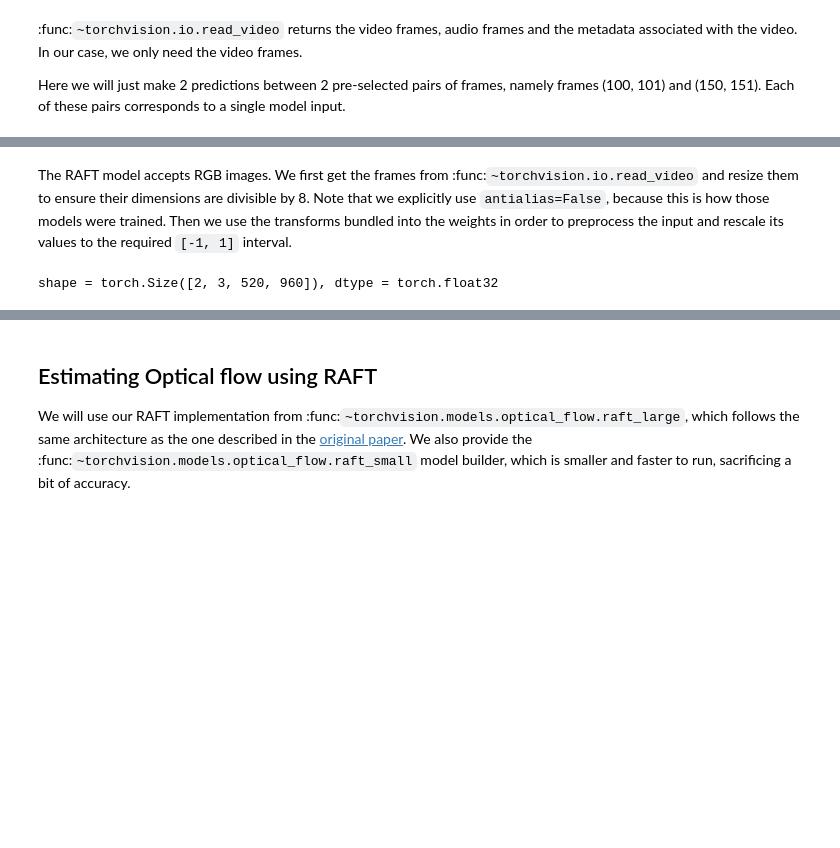
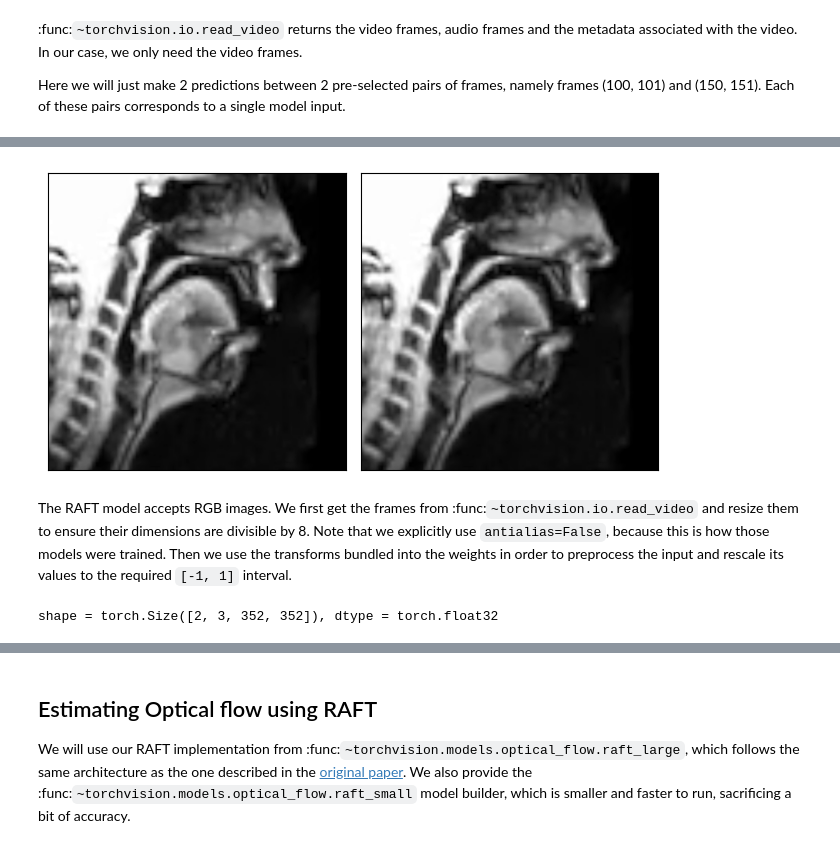
Before and after one commit to mishined/FYP, a Jupyter notebook: RAFT_optical_flow.ipynb, the cells around one changed output, grey strips where cells are left out. Cells and saved outputs as stored; diff of their text form; code cells hidden in the pictures; blank space fills up the shorter version.

```diff
--- a/RAFT_optical_flow.ipynb
+++ b/RAFT_optical_flow.ipynb
@@ -100,3 +102,7 @@ MemoryError: [Errno 12] Cannot allocate memory
+# %%
+plot(img2_batch)
+# %% [output]
+[figure, added]
 # %% [markdown]
 The RAFT model accepts RGB images. We first get the frames from
 :func:`~torchvision.io.read_video` and resize them to ensure their dimensions
@@ -112,8 +118,10 @@ transforms = weights.transforms()
 
 
 def preprocess(img1_batch, img2_batch):
-    img1_batch = F.resize(img1_batch, size=[520, 960], antialias=False)
-    img2_batch = F.resize(img2_batch, size=[520, 960], antialias=False)
+    # img1_batch = F.resize(img1_batch, size=[520, 960], antialias=False)
+    # img2_batch = F.resize(img2_batch, size=[520, 960], antialias=False)
+    img1_batch = F.resize(img1_batch, size=[352, 352], antialias=False)
+    img2_batch = F.resize(img2_batch, size=[352, 352], antialias=False)
     return transforms(img1_batch, img2_batch)
 
 
@@ -121,4 +129,4 @@ img1_batch, img2_batch = preprocess(img1_batch, img2_batch)
 
 print(f"shape = {img1_batch.shape}, dtype = {img1_batch.dtype}")
 # %% [output]
-shape = torch.Size([2, 3, 520, 960]), dtype = torch.float32
+shape = torch.Size([2, 3, 352, 352]), dtype = torch.float32
```
Also changed, not shown: parts of 9 cells of this notebook, 2 other files.
